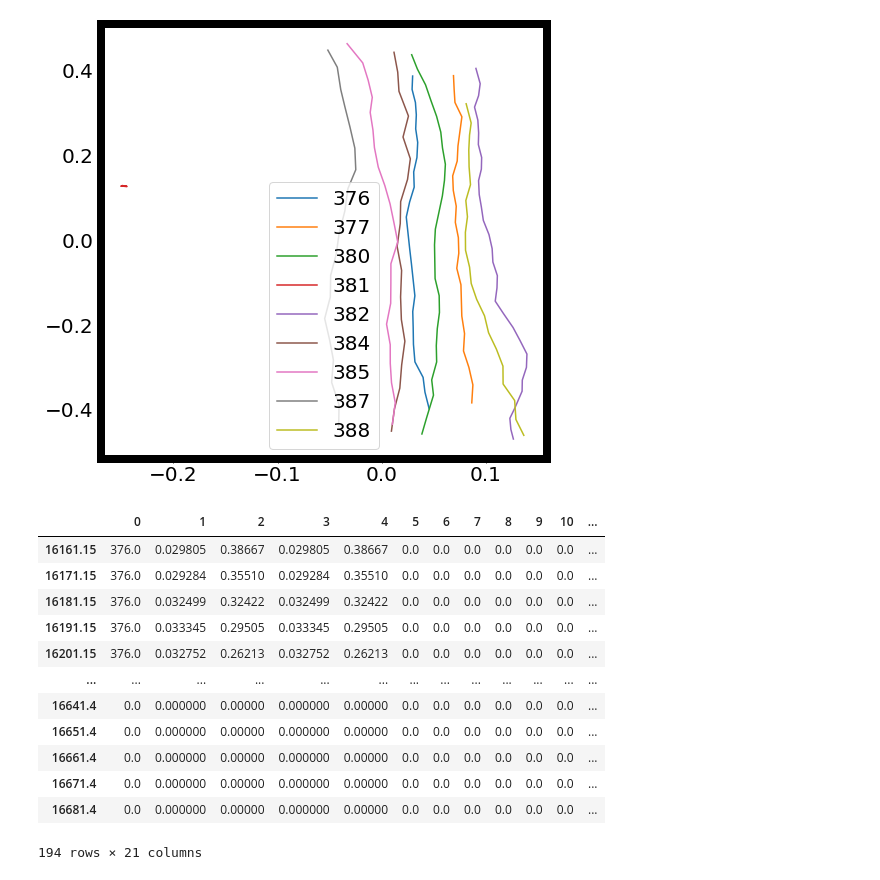
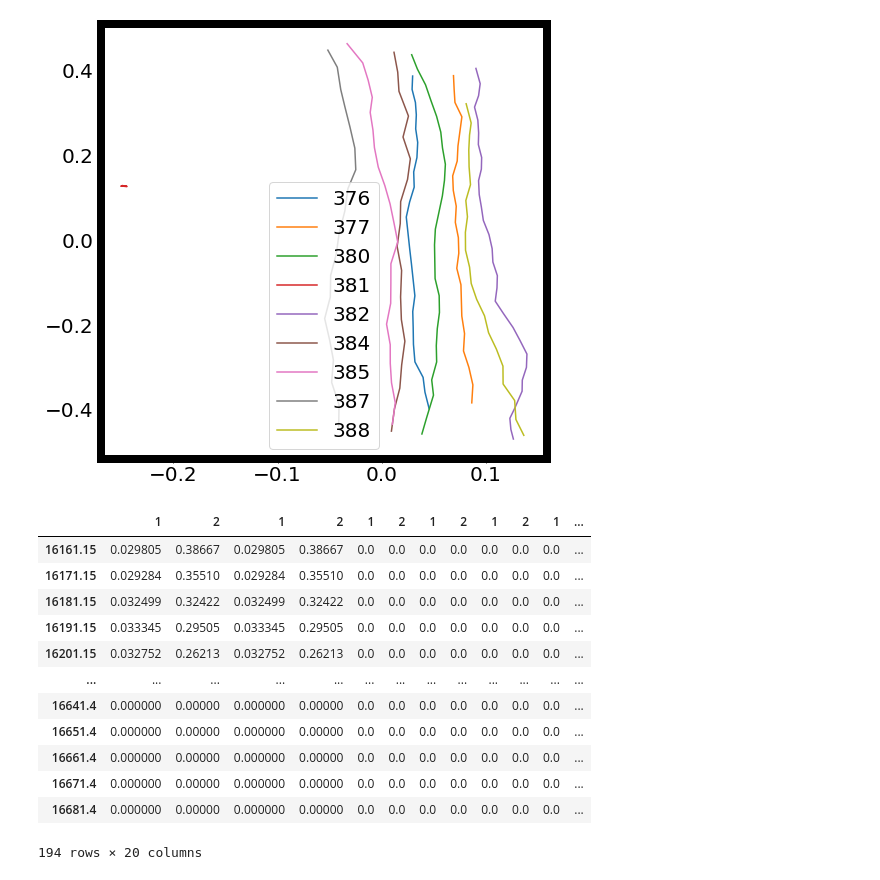
Before and after one commit to bgolshaei/Data_Science, a Jupyter notebook: Project.ipynb, the cells around one changed output. Cells and saved outputs as stored; diff of their text form; code cells hidden in the pictures.

```diff
--- a/Project.ipynb
+++ b/Project.ipynb
@@ -330,5 +343,5 @@ plt.rcParams.update({'font.size': 20})
 # %%
-First_ped=df.T.groupby(0).get_group(374)
+First_ped=df.T.groupby(0).get_group(374).drop([0], axis=1)
 
 for i in range(377,388):
   First_ped=pd.concat([First_ped,df.T.groupby(0).get_group(i).drop([0], axis=1)], axis=1,ignore_index=True)
@@ -355,27 +368,27 @@ for i in selected_data:
 [figure]
 # %%
 
-First_ped=df.T.groupby(0).get_group(376)
+First_ped=df.T.groupby(0).get_group(376).drop([0], axis=1)
 
 for i in selected_data:
-  First_ped=pd.concat([First_ped,df.T.groupby(0).get_group(i).drop([0], axis=1)], axis=1,ignore_index=True)
+  First_ped=pd.concat([First_ped,df.T.groupby(0).get_group(i).drop([0], axis=1)], axis=1,ignore_index=False)
 
 data_clean=First_ped.fillna(0)
 data_clean
 # %% [output]
-|  | 0 | 1 | 2 | 3 | 4 | 5 | 6 | 7 | 8 | 9 | 10 | ... |
-| 16161.15 | 376.0 | 0.029805 | 0.38667 | 0.029805 | 0.38667 | 0.0 | 0.0 | 0.0 | 0.0 | 0.0 | 0.0 | ... |
-| 16171.15 | 376.0 | 0.029284 | 0.35510 | 0.029284 | 0.35510 | 0.0 | 0.0 | 0.0 | 0.0 | 0.0 | 0.0 | ... |
-| 16181.15 | 376.0 | 0.032499 | 0.32422 | 0.032499 | 0.32422 | 0.0 | 0.0 | 0.0 | 0.0 | 0.0 | 0.0 | ... |
-| 16191.15 | 376.0 | 0.033345 | 0.29505 | 0.033345 | 0.29505 | 0.0 | 0.0 | 0.0 | 0.0 | 0.0 | 0.0 | ... |
-| 16201.15 | 376.0 | 0.032752 | 0.26213 | 0.032752 | 0.26213 | 0.0 | 0.0 | 0.0 | 0.0 | 0.0 | 0.0 | ... |
+|  | 1 | 2 | 1 | 2 | 1 | 2 | 1 | 2 | 1 | 2 | 1 | ... |
+| 16161.15 | 0.029805 | 0.38667 | 0.029805 | 0.38667 | 0.0 | 0.0 | 0.0 | 0.0 | 0.0 | 0.0 | 0.0 | ... |
+| 16171.15 | 0.029284 | 0.35510 | 0.029284 | 0.35510 | 0.0 | 0.0 | 0.0 | 0.0 | 0.0 | 0.0 | 0.0 | ... |
+| 16181.15 | 0.032499 | 0.32422 | 0.032499 | 0.32422 | 0.0 | 0.0 | 0.0 | 0.0 | 0.0 | 0.0 | 0.0 | ... |
+| 16191.15 | 0.033345 | 0.29505 | 0.033345 | 0.29505 | 0.0 | 0.0 | 0.0 | 0.0 | 0.0 | 0.0 | 0.0 | ... |
+| 16201.15 | 0.032752 | 0.26213 | 0.032752 | 0.26213 | 0.0 | 0.0 | 0.0 | 0.0 | 0.0 | 0.0 | 0.0 | ... |
 | ... | ... | ... | ... | ... | ... | ... | ... | ... | ... | ... | ... | ... |
-| 16641.4 | 0.0 | 0.000000 | 0.00000 | 0.000000 | 0.00000 | 0.0 | 0.0 | 0.0 | 0.0 | 0.0 | 0.0 | ... |
-| 16651.4 | 0.0 | 0.000000 | 0.00000 | 0.000000 | 0.00000 | 0.0 | 0.0 | 0.0 | 0.0 | 0.0 | 0.0 | ... |
-| 16661.4 | 0.0 | 0.000000 | 0.00000 | 0.000000 | 0.00000 | 0.0 | 0.0 | 0.0 | 0.0 | 0.0 | 0.0 | ... |
-| 16671.4 | 0.0 | 0.000000 | 0.00000 | 0.000000 | 0.00000 | 0.0 | 0.0 | 0.0 | 0.0 | 0.0 | 0.0 | ... |
-| 16681.4 | 0.0 | 0.000000 | 0.00000 | 0.000000 | 0.00000 | 0.0 | 0.0 | 0.0 | 0.0 | 0.0 | 0.0 | ... |
+| 16641.4 | 0.000000 | 0.00000 | 0.000000 | 0.00000 | 0.0 | 0.0 | 0.0 | 0.0 | 0.0 | 0.0 | 0.0 | ... |
+| 16651.4 | 0.000000 | 0.00000 | 0.000000 | 0.00000 | 0.0 | 0.0 | 0.0 | 0.0 | 0.0 | 0.0 | 0.0 | ... |
+| 16661.4 | 0.000000 | 0.00000 | 0.000000 | 0.00000 | 0.0 | 0.0 | 0.0 | 0.0 | 0.0 | 0.0 | 0.0 | ... |
+| 16671.4 | 0.000000 | 0.00000 | 0.000000 | 0.00000 | 0.0 | 0.0 | 0.0 | 0.0 | 0.0 | 0.0 | 0.0 | ... |
+| 16681.4 | 0.000000 | 0.00000 | 0.000000 | 0.00000 | 0.0 | 0.0 | 0.0 | 0.0 | 0.0 | 0.0 | 0.0 | ... |
-194 rows × 21 columns
+194 rows × 20 columns
 # %%
 x_train_g = data_clean.iloc[:97, :][2].to_numpy()
 x_test_g = data_clean.iloc[97:194,:][2]
```
Also changed, not shown: parts of 20 cells of this notebook.
